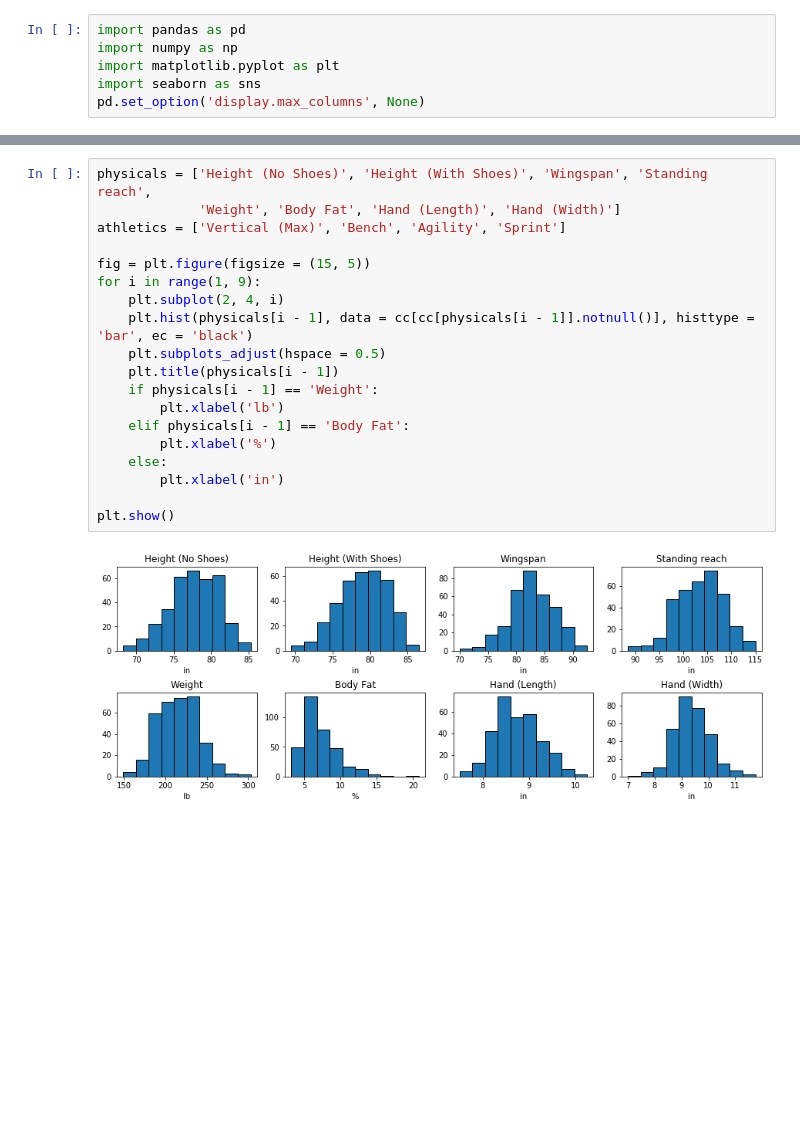
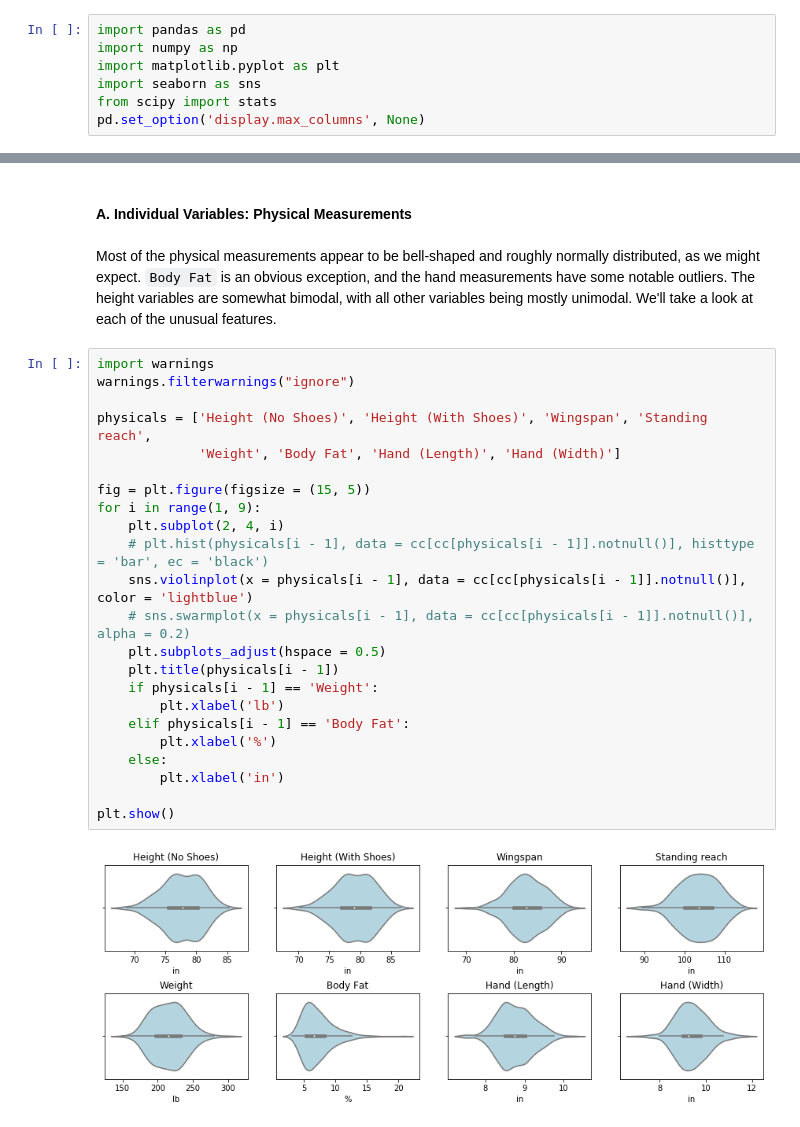
Before and after one commit to jrtran/stats131group7, a Jupyter notebook: eda.ipynb, the cells around one changed output, grey strips where cells are left out. Saved outputs shown, nothing was run; the diff lists cells and outputs as text; blank space fills up the shorter version.

```diff
--- a/eda.ipynb
+++ b/eda.ipynb
@@ -3,6 +3,7 @@ import pandas as pd
 import numpy as np
 import matplotlib.pyplot as plt
 import seaborn as sns
+from scipy import stats
 pd.set_option('display.max_columns', None)
 # %%
 # read in combine + careers dataset
@@ -15,24 +16,32 @@ cc.head()
 | 2 | Gerald Henderson | 12.0 | 76.00 | 77.00 | 82.25 | 102.5 | 35.0 | ... |
 | 3 | Tyler Hansbrough | 13.0 | 80.25 | 81.50 | 83.50 | 106.0 | 34.0 | ... |
 | 4 | Earl Clark | 14.0 | 80.50 | 82.25 | 86.50 | 109.5 | 33.0 | ... |
+# %% [markdown]
+#### A. Individual Variables: Physical Measurements
+# %% [markdown]
+Most of the physical measurements appear to be bell-shaped and roughly normally distributed, as we might expect. `Body Fat` is an obvious exception, and the hand measurements have some notable outliers. The height variables are somewhat bimodal, with all other variables being mostly unimodal. We'll take a look at each of the unusual features.
 # %%
+import warnings
+warnings.filterwarnings("ignore")
+
 physicals = ['Height (No Shoes)', 'Height (With Shoes)', 'Wingspan', 'Standing reach',
              'Weight', 'Body Fat', 'Hand (Length)', 'Hand (Width)']
-athletics = ['Vertical (Max)', 'Bench', 'Agility', 'Sprint']
 
 fig = plt.figure(figsize = (15, 5))
 for i in range(1, 9):
     plt.subplot(2, 4, i)
-    plt.hist(physicals[i - 1], data = cc[cc[physicals[i - 1]].notnull()], histtype = 'bar', ec = 'black')
+    # plt.hist(physicals[i - 1], data = cc[cc[physicals[i - 1]].notnull()], histtype = 'bar', ec = 'black')
+    sns.violinplot(x = physicals[i - 1], data = cc[cc[physicals[i - 1]].notnull()], color = 'lightblue')
+    # sns.swarmplot(x = physicals[i - 1], data = cc[cc[physicals[i - 1]].notnull()], alpha = 0.2)
     plt.subplots_adjust(hspace = 0.5)
     plt.title(physicals[i - 1])
     if physicals[i - 1] == 'Weight':
         plt.xlabel('lb')
     elif physicals[i - 1] == 'Body Fat':
         plt.xlabel('%')
     else:
         plt.xlabel('in')
 
 plt.show()
 # %% [output]
-[figure, old version]
+[figure, new version]
```
Also changed, not shown: parts of 8 cells of this notebook.
